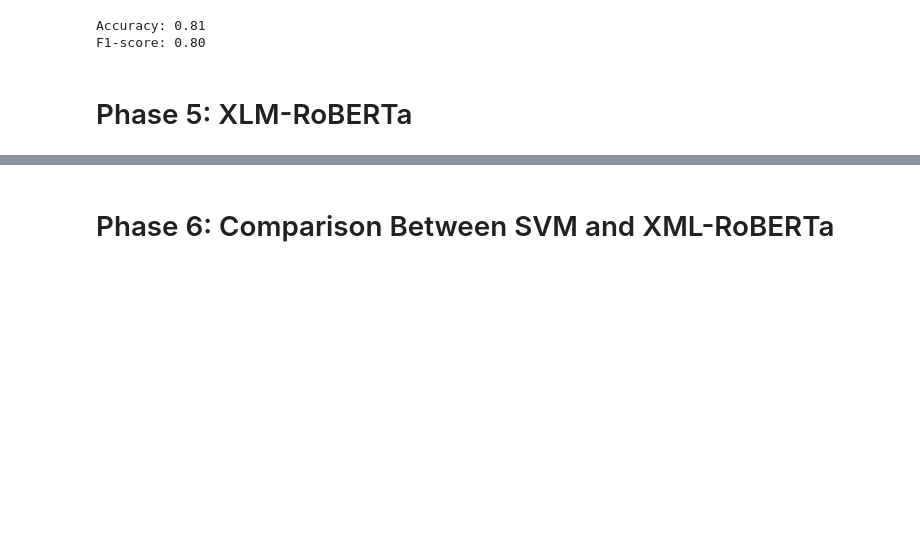
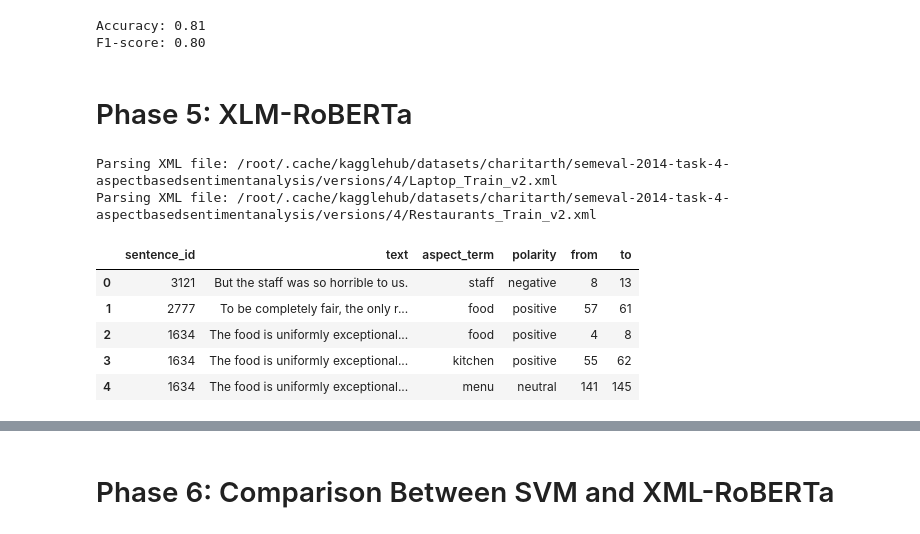
Before and after one commit to madisonb2/CS4765, a Jupyter notebook: CS4765.ipynb, the cells around one changed output, grey strips where cells are left out. Saved outputs shown, nothing was run; the diff lists cells and outputs as text; code cells hidden in the pictures; blank space fills up the shorter version.

```diff
--- a/CS4765.ipynb
+++ b/CS4765.ipynb
@@ -453,0 +623,16 @@ f1_xlm = 0
+# %%
+laptops_data = parse_xml_data('Laptop_Train_v2.xml')
+restaurants_data = parse_xml_data('Restaurants_Train_v2.xml')
+# %% [output]
+Parsing XML file: /root/.cache/kagglehub/datasets/charitarth/semeval-2014-task-4-aspectbasedsentimentanalysis/versions/4/Laptop_Train_v2.xml
+Parsing XML file: /root/.cache/kagglehub/datasets/charitarth/semeval-2014-task-4-aspectbasedsentimentanalysis/versions/4/Restaurants_Train_v2.xml
+# %%
+all_data = pd.concat([restaurants_data, laptops_data], ignore_index=True)
+all_data.head()
+# %% [output]
+|  | sentence_id | text | aspect_term | polarity | from | to |
+| 0 | 3121 | But the staff was so horrible to us. | staff | negative | 8 | 13 |
+| 1 | 2777 | To be completely fair, the only r... | food | positive | 57 | 61 |
+| 2 | 1634 | The food is uniformly exceptional... | food | positive | 4 | 8 |
+| 3 | 1634 | The food is uniformly exceptional... | kitchen | positive | 55 | 62 |
+| 4 | 1634 | The food is uniformly exceptional... | menu | neutral | 141 | 145 |
```
Also changed, not shown: parts of 18 cells of this notebook.
